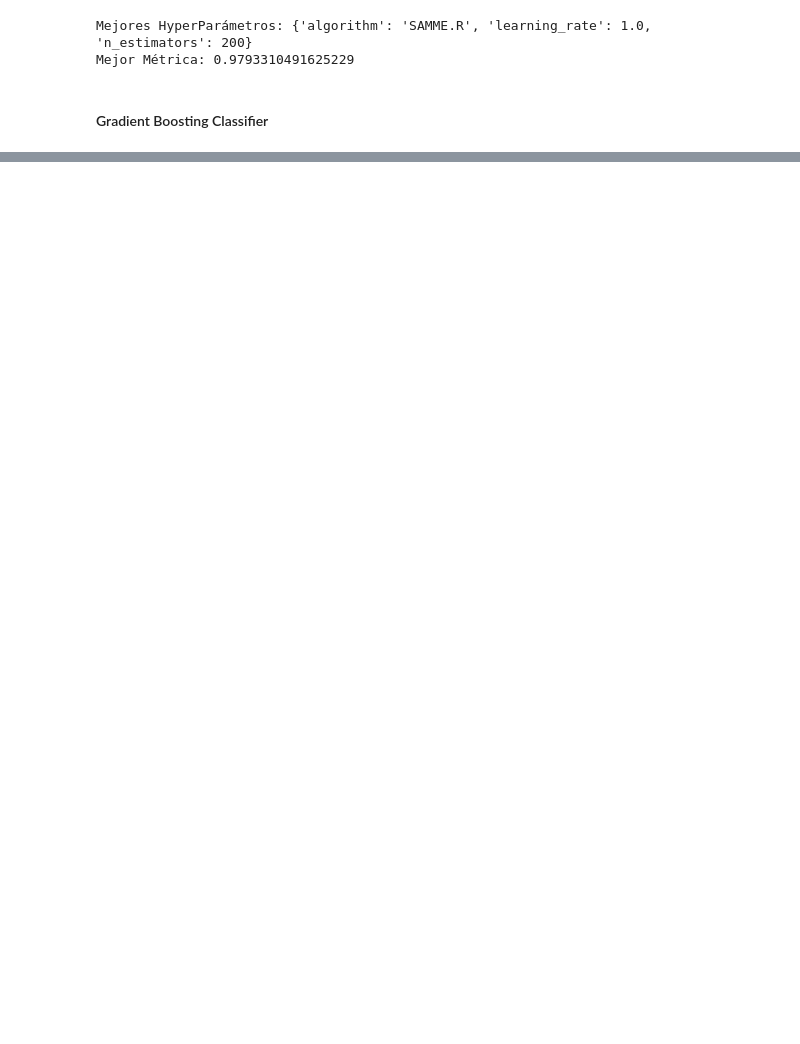
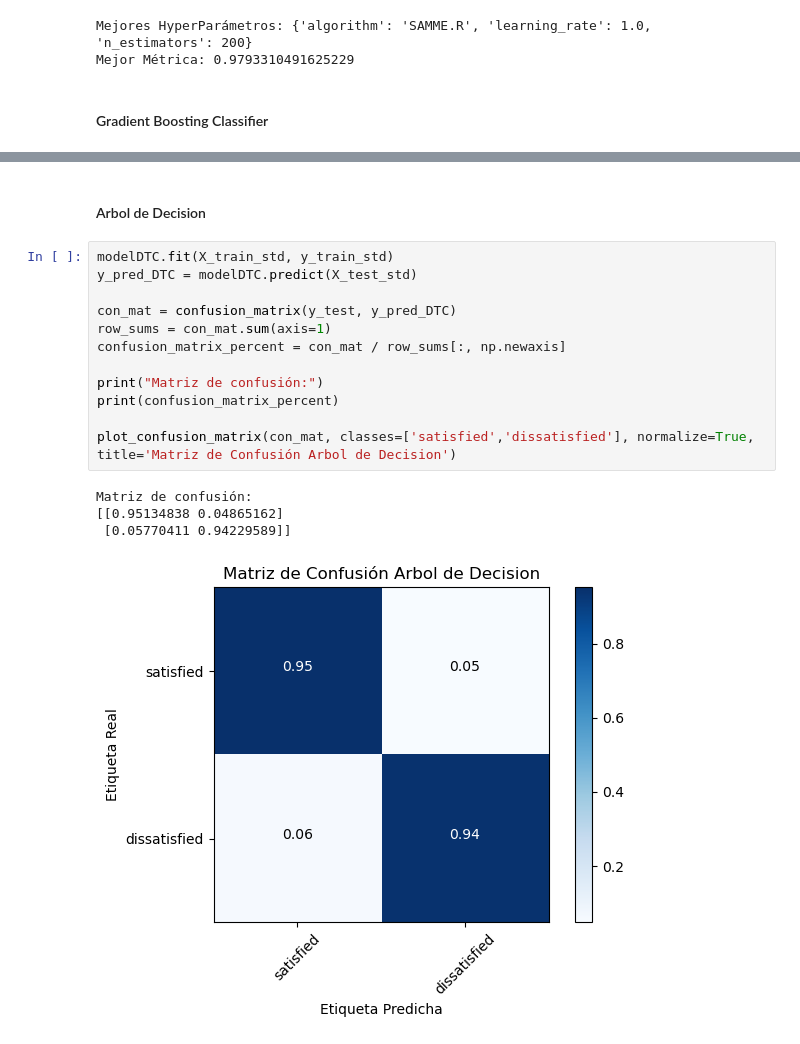
Before and after one commit to am23006810/StatisticalLearningI-ProyectoFinal, a Jupyter notebook: proyectofinal.ipynb, the cells around one changed output, grey strips where cells are left out. Cells and saved outputs as stored; diff of their text form; blank space fills up the shorter version.

```diff
--- a/proyectofinal.ipynb
+++ b/proyectofinal.ipynb
@@ -765,0 +840,19 @@ Mejor Métrica: 0.9944580197645748
+# %% [markdown]
+#### Arbol de Decision
+# %%
+modelDTC.fit(X_train_std, y_train_std)
+y_pred_DTC = modelDTC.predict(X_test_std)
+
+con_mat = confusion_matrix(y_test, y_pred_DTC)
+row_sums = con_mat.sum(axis=1)
+confusion_matrix_percent = con_mat / row_sums[:, np.newaxis]
+
+print("Matriz de confusión:")
+print(confusion_matrix_percent)
+
+plot_confusion_matrix(con_mat, classes=['satisfied','dissatisfied'], normalize=True, title='Matriz de Confusión Arbol de Decision')
+# %% [output]
+Matriz de confusión:
+[[0.95134838 0.04865162]
+ [0.05770411 0.94229589]]
+[figure, added]
```
Also changed, not shown: parts of 28 cells of this notebook.
